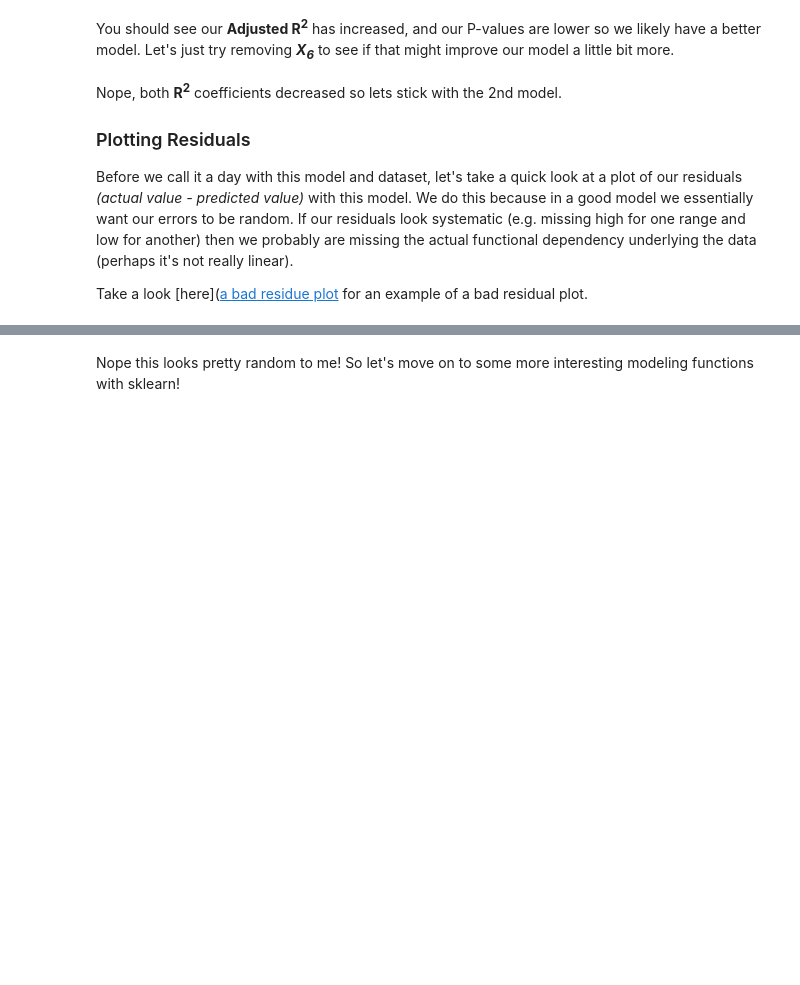
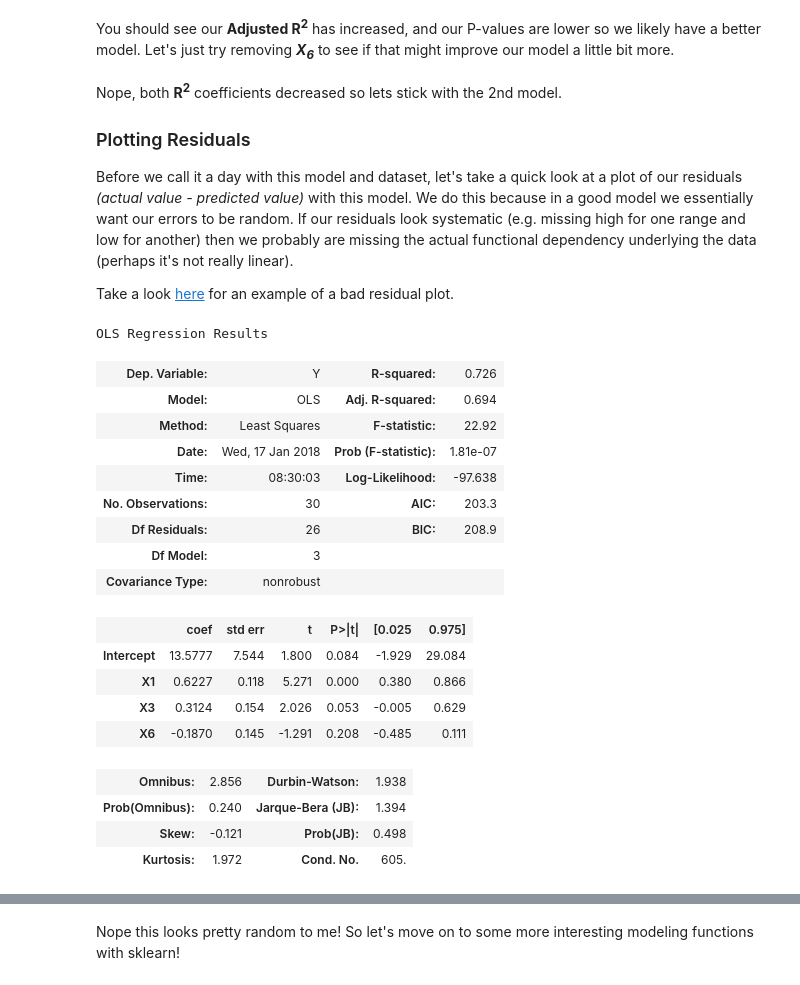
Before and after one commit to cliuless/ds_again, a Jupyter notebook: class_lectures/week02-luther1/03-regression_statsmodels/Intro_to_Regression.ipynb, the cells around one changed output, grey strips where cells are left out. Drawn from its saved outputs; the diff is of its cells as text; code cells hidden in the pictures; blank space fills up the shorter version.

```diff
--- a/class_lectures/week02-luther1/03-regression_statsmodels/Intro_to_Regression.ipynb
+++ b/class_lectures/week02-luther1/03-regression_statsmodels/Intro_to_Regression.ipynb
@@ -166,6 +253,32 @@ Nope, both **R<sup>2</sup>** coefficients decreased so lets stick with the 2nd m
 ### Plotting Residuals
 Before we call it a day with this model and dataset, let's take a quick look at a plot of our residuals *(actual value - predicted value)* with this model.  We do this because in a good model we essentially want our errors to be random.  If our residuals look systematic (e.g. missing high for one range and low for another) then we probably are missing the actual functional dependency underlying the data (perhaps it's not really linear).
 
-Take a look [here]([a bad residue plot](http://blog.minitab.com/blog/adventures-in-statistics/regression-analysis-how-do-i-interpret-r-squared-and-assess-the-goodness-of-fit) for an example of a bad residual plot.
+Take a look [here](http://blog.minitab.com/blog/adventures-in-statistics-2/why-you-need-to-check-your-residual-plots-for-regression-analysis) for an example of a bad residual plot.
+# %%
+lm1 = smf.ols('Y ~ X1 + X3 + X6', data=df)
+# Fit the model
+fit2 = lm1.fit()
+# Print summary statistics of the model's performance
+fit2.summary()
+# %% [output]
+OLS Regression Results
+| Dep. Variable: | Y | R-squared: | 0.726 |
+| Model: | OLS | Adj. R-squared: | 0.694 |
+| Method: | Least Squares | F-statistic: | 22.92 |
+| Date: | Wed, 17 Jan 2018 | Prob (F-statistic): | 1.81e-07 |
+| Time: | 08:30:03 | Log-Likelihood: | -97.638 |
+| No. Observations: | 30 | AIC: | 203.3 |
+| Df Residuals: | 26 | BIC: | 208.9 |
+| Df Model: | 3 |  |  |
+| Covariance Type: | nonrobust |  |  |
+|  | coef | std err | t | P>|t| | [0.025 | 0.975] |
+| Intercept | 13.5777 | 7.544 | 1.800 | 0.084 | -1.929 | 29.084 |
+| X1 | 0.6227 | 0.118 | 5.271 | 0.000 | 0.380 | 0.866 |
+| X3 | 0.3124 | 0.154 | 2.026 | 0.053 | -0.005 | 0.629 |
+| X6 | -0.1870 | 0.145 | -1.291 | 0.208 | -0.485 | 0.111 |
+| Omnibus: | 2.856 | Durbin-Watson: | 1.938 |
+| Prob(Omnibus): | 0.240 | Jarque-Bera (JB): | 1.394 |
+| Skew: | -0.121 | Prob(JB): | 0.498 |
+| Kurtosis: | 1.972 | Cond. No. | 605. |
 # %%
 # Use statsmodels to plot the residuals
```
Also changed, not shown: parts of 36 cells of this notebook.
